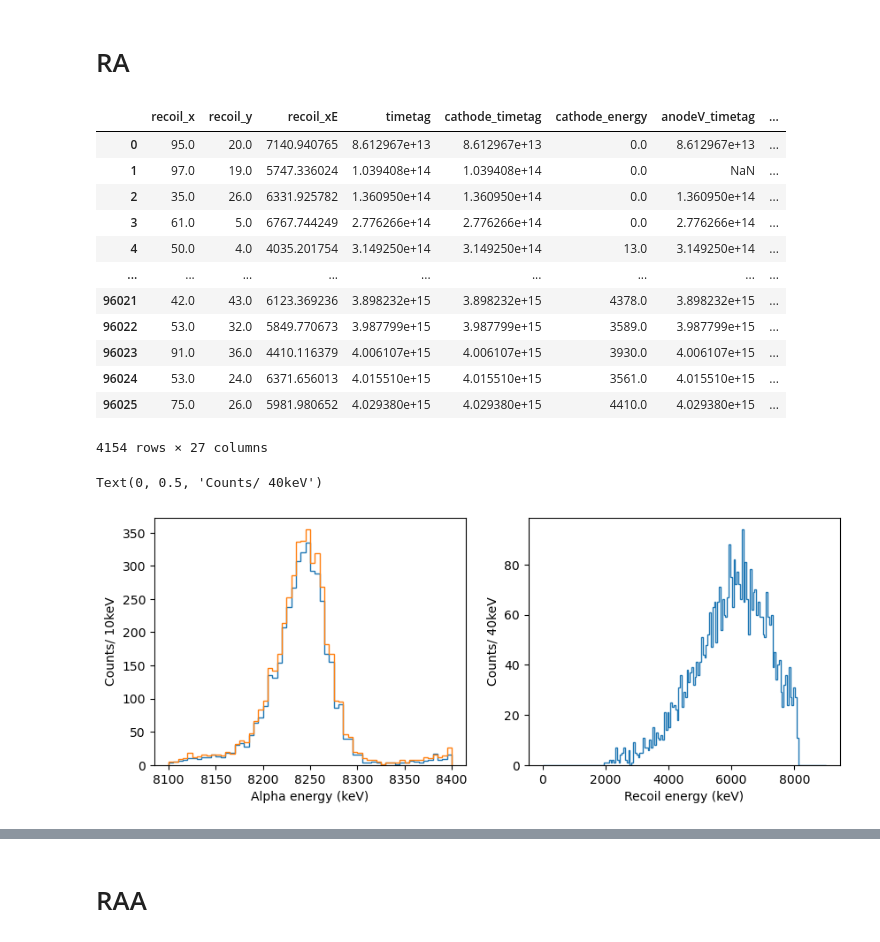
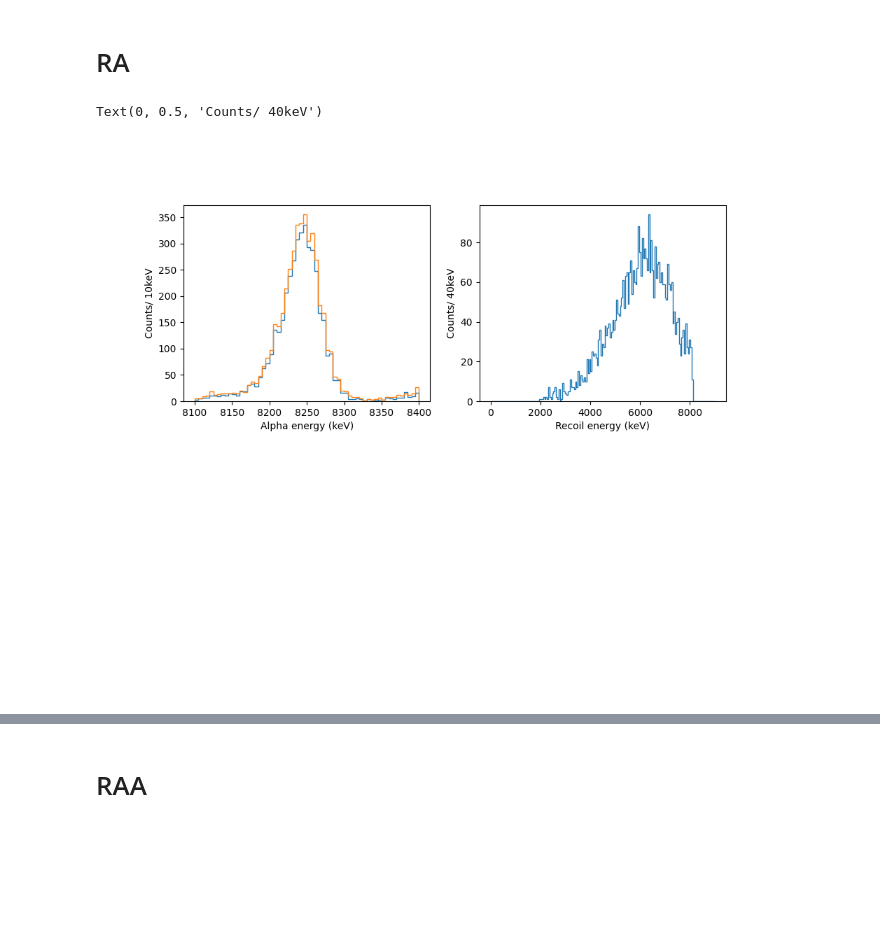
Before and after one commit to JChads4/ppac_code, a Jupyter notebook: analysis_notebook.ipynb, the cells around one changed output, grey strips where cells are left out. Cells and saved outputs as stored; diff of their text form; code cells hidden in the pictures; blank space fills up the shorter version.

```diff
--- a/analysis_notebook.ipynb
+++ b/analysis_notebook.ipynb
@@ -145,36 +57,20 @@ Text(0, 0.5, 'Counts/ 10keV')
 # %% [markdown]
 # RA
 # %%
-df = data["final_correlated"]
-df_RA = df[df["chain"] == "RA"]
-display(df_RA)
 plt.figure(figsize=(10,8))
 plt.subplot(221)
 plt.hist(df_RA['alpha1_xE'], histtype='step', bins=60, range=(8100,8400))
 plt.hist(decays['xE'], histtype='step', bins=60, range=(8100,8400))
 plt.xlabel('Alpha energy (keV)')
 plt.ylabel(r'Counts/ 10keV')
 
 plt.subplot(222)
 plt.hist(df_RA['recoil_xE'], histtype='step',bins=175, range=(0,9000))
 plt.xlabel('Recoil energy (keV)')
 plt.ylabel(r'Counts/ 40keV')
 # %% [output]
-|  | recoil_x | recoil_y | recoil_xE | timetag | cathode_timetag | cathode_energy | anodeV_timetag | ... |
-| 0 | 95.0 | 20.0 | 7140.940765 | 8.612967e+13 | 8.612967e+13 | 0.0 | 8.612967e+13 | ... |
-| 1 | 97.0 | 19.0 | 5747.336024 | 1.039408e+14 | 1.039408e+14 | 0.0 | NaN | ... |
-| 2 | 35.0 | 26.0 | 6331.925782 | 1.360950e+14 | 1.360950e+14 | 0.0 | 1.360950e+14 | ... |
-| 3 | 61.0 | 5.0 | 6767.744249 | 2.776266e+14 | 2.776266e+14 | 0.0 | 2.776266e+14 | ... |
-| 4 | 50.0 | 4.0 | 4035.201754 | 3.149250e+14 | 3.149250e+14 | 13.0 | 3.149250e+14 | ... |
-| ... | ... | ... | ... | ... | ... | ... | ... | ... |
-| 96021 | 42.0 | 43.0 | 6123.369236 | 3.898232e+15 | 3.898232e+15 | 4378.0 | 3.898232e+15 | ... |
-| 96022 | 53.0 | 32.0 | 5849.770673 | 3.987799e+15 | 3.987799e+15 | 3589.0 | 3.987799e+15 | ... |
-| 96023 | 91.0 | 36.0 | 4410.116379 | 4.006107e+15 | 4.006107e+15 | 3930.0 | 4.006107e+15 | ... |
-| 96024 | 53.0 | 24.0 | 6371.656013 | 4.015510e+15 | 4.015510e+15 | 3561.0 | 4.015510e+15 | ... |
-| 96025 | 75.0 | 26.0 | 5981.980652 | 4.029380e+15 | 4.029380e+15 | 4410.0 | 4.029380e+15 | ... |
-4154 rows × 27 columns
+Text(0, 0.5, 'Counts/ 40keV')
-Text(0, 0.5, 'Counts/ 40keV')
-[figure, old version]
+[figure, new version]
 # %%
 # # correlated beam spot
 plt.figure(figsize=(12,6))
```
Also changed, not shown: parts of 18 cells of this notebook.
